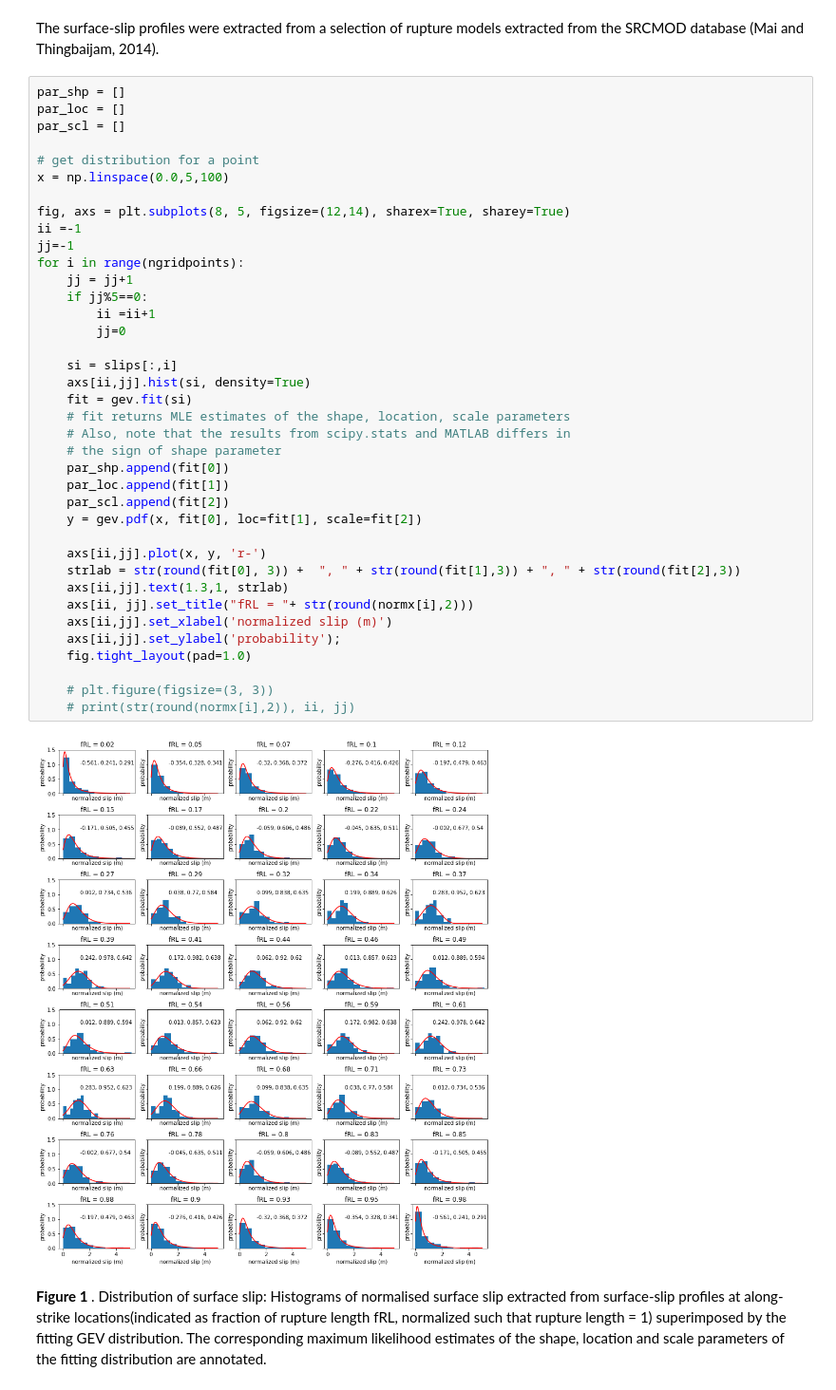
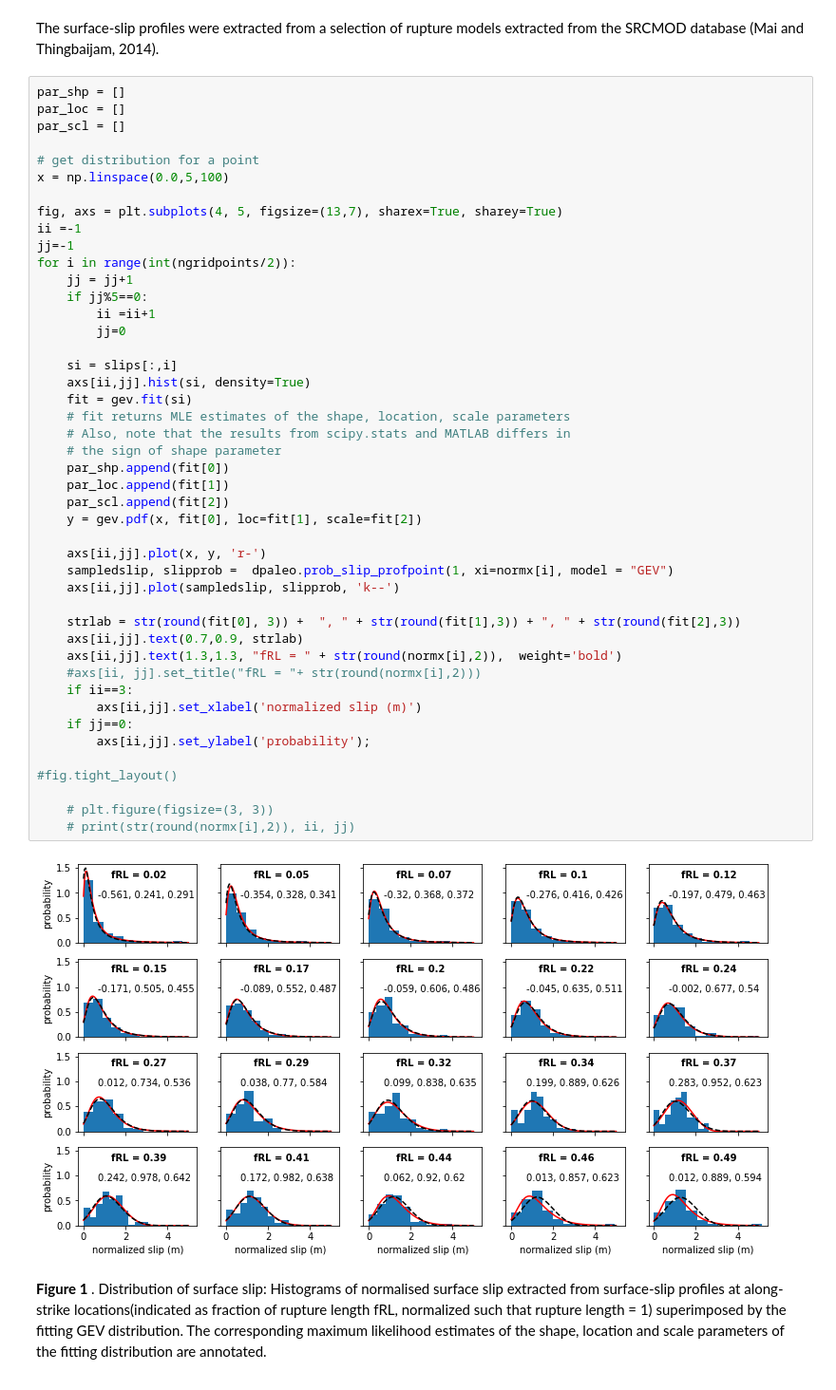
Before and after one commit to thingbaijam/detectpaleo, a Jupyter notebook: workout_gev_surfslipdist.ipynb, the cells around one changed output. Shown at 95% size. Saved outputs shown, nothing was run; the diff lists cells and outputs as text.

```diff
--- a/workout_gev_surfslipdist.ipynb
+++ b/workout_gev_surfslipdist.ipynb
@@ -29,41 +29,48 @@ par_shp = []
 par_loc = []
 par_scl = []
 
 # get distribution for a point
 x = np.linspace(0.0,5,100)
 
-fig, axs = plt.subplots(8, 5, figsize=(12,14), sharex=True, sharey=True)
+fig, axs = plt.subplots(4, 5, figsize=(13,7), sharex=True, sharey=True)
 ii =-1
 jj=-1
-for i in range(ngridpoints):
+for i in range(int(ngridpoints/2)):
     jj = jj+1
     if jj%5==0:
         ii =ii+1
         jj=0
 
     si = slips[:,i]
     axs[ii,jj].hist(si, density=True)
     fit = gev.fit(si)
     # fit returns MLE estimates of the shape, location, scale parameters
     # Also, note that the results from scipy.stats and MATLAB differs in
     # the sign of shape parameter
     par_shp.append(fit[0])
     par_loc.append(fit[1])
     par_scl.append(fit[2])
     y = gev.pdf(x, fit[0], loc=fit[1], scale=fit[2])
 
     axs[ii,jj].plot(x, y, 'r-')
+    sampledslip, slipprob =  dpaleo.prob_slip_profpoint(1, xi=normx[i], model = "GEV")
+    axs[ii,jj].plot(sampledslip, slipprob, 'k--')
+
     strlab = str(round(fit[0], 3)) +  ", " + str(round(fit[1],3)) + ", " + str(round(fit[2],3))
-    axs[ii,jj].text(1.3,1, strlab)
-    axs[ii, jj].set_title("fRL = "+ str(round(normx[i],2)))
-    axs[ii,jj].set_xlabel('normalized slip (m)')
-    axs[ii,jj].set_ylabel('probability');
-    fig.tight_layout(pad=1.0)
+    axs[ii,jj].text(0.7,0.9, strlab)
+    axs[ii,jj].text(1.3,1.3, "fRL = " + str(round(normx[i],2)),  weight='bold')
+    #axs[ii, jj].set_title("fRL = "+ str(round(normx[i],2)))
+    if ii==3:
+        axs[ii,jj].set_xlabel('normalized slip (m)')
+    if jj==0:
+        axs[ii,jj].set_ylabel('probability');
+
+#fig.tight_layout()
 
     # plt.figure(figsize=(3, 3))
     # print(str(round(normx[i],2)), ii, jj)
 # %% [output]
-[figure, old version]
+[figure, new version]
 # %% [markdown]
 <b>Figure 1 </b>. Distribution of surface slip:  Histograms of normalised surface slip extracted from  surface-slip profiles at along-strike locations(indicated as fraction of rupture length fRL, normalized such that rupture length = 1) superimposed by the fitting GEV distribution. The corresponding maximum likelihood estimates of the shape, location and scale parameters of the fitting distribution are annotated.
 # %% [markdown]
```
Also changed, not shown: parts of 2 cells of this notebook, 3 other files.
